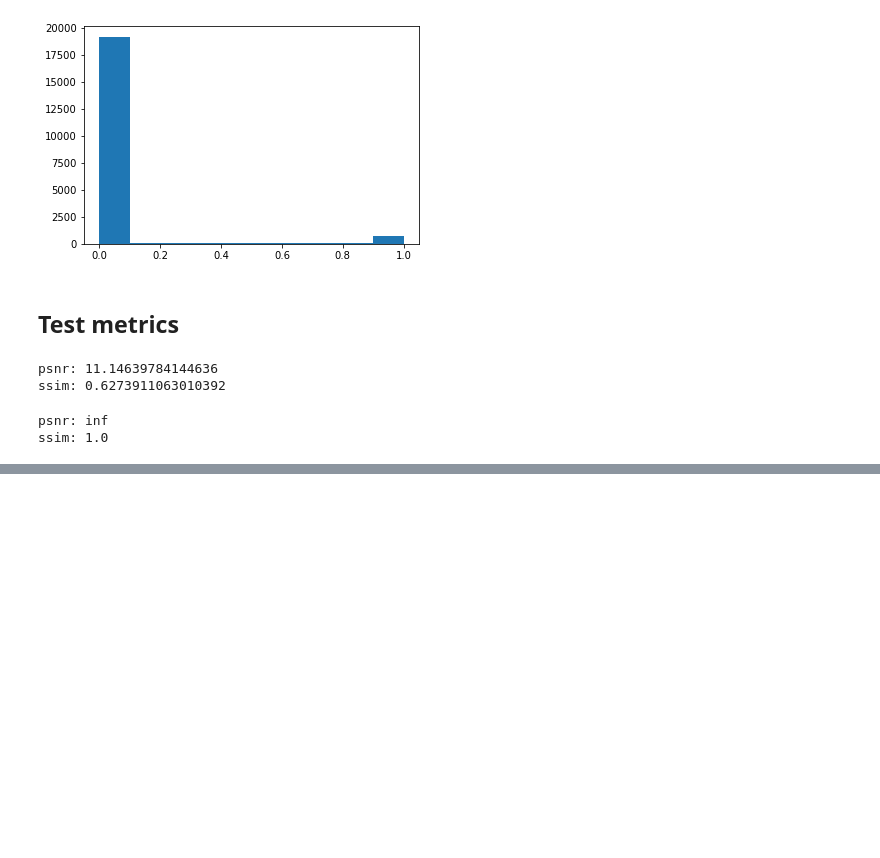
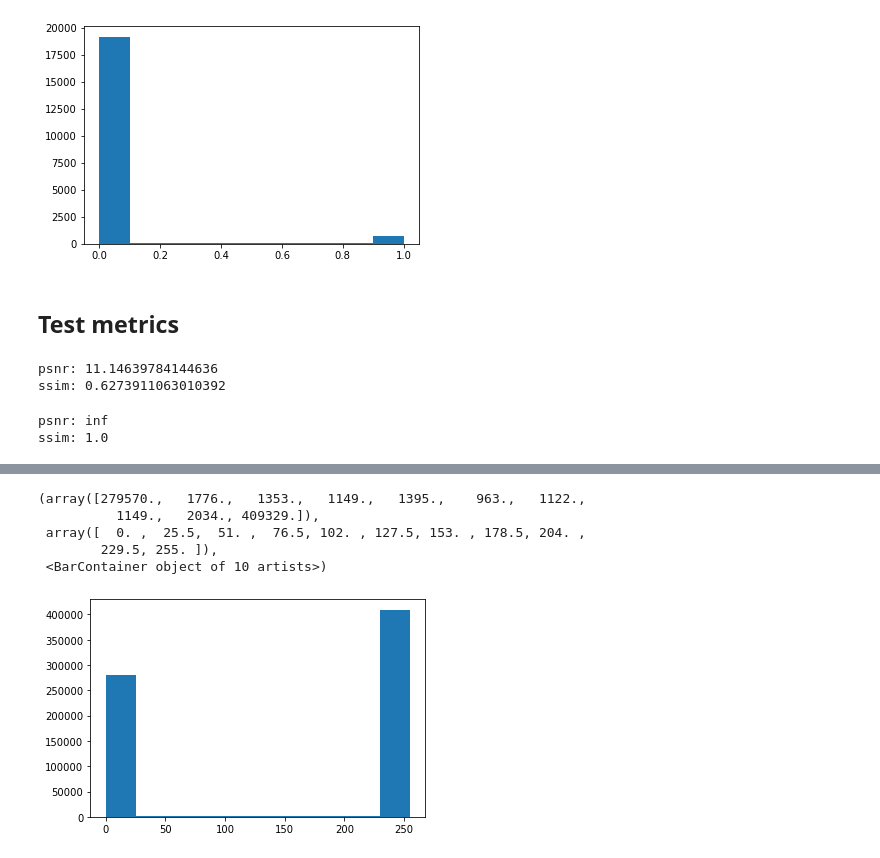
Before and after one commit to kfung2/bounce-digits, a Jupyter notebook: sandbox.ipynb, the cells around one changed output, grey strips where cells are left out. Cells and saved outputs as stored; diff of their text form; code cells hidden in the pictures; blank space fills up the shorter version.

```diff
--- a/sandbox.ipynb
+++ b/sandbox.ipynb
@@ -92,0 +155,9 @@ ssim: 1.0
+# %%
+plt.hist(arr.flatten())
+# %% [output]
+(array([279570.,   1776.,   1353.,   1149.,   1395.,    963.,   1122.,
+          1149.,   2034., 409329.]),
+ array([  0. ,  25.5,  51. ,  76.5, 102. , 127.5, 153. , 178.5, 204. ,
+        229.5, 255. ]),
+ <BarContainer object of 10 artists>)
+[figure, added]
```
Also changed, not shown: parts of 8 cells of this notebook, 11 other files.
